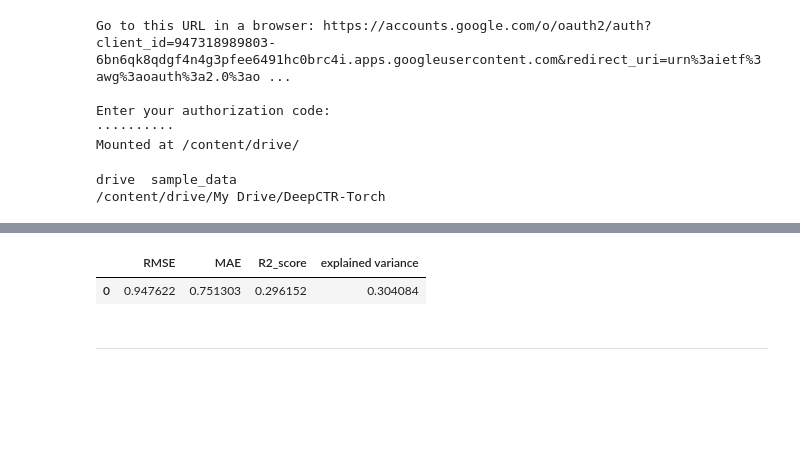
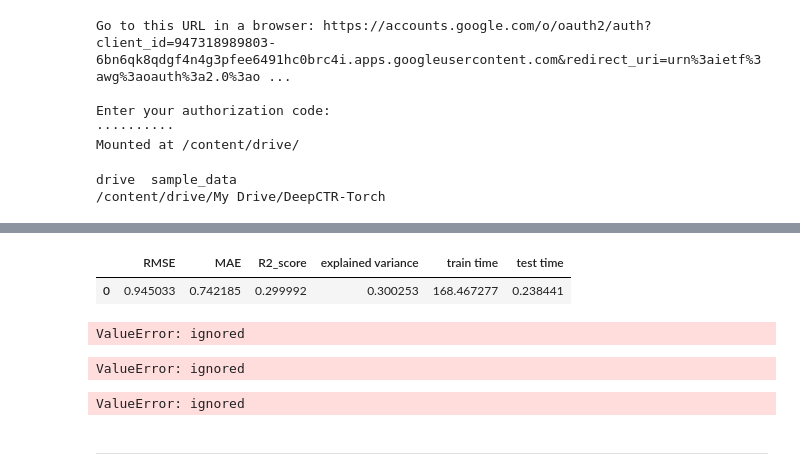
Before and after one commit to LinaDanilina/recommender-system, a Jupyter notebook: deep_ctr.ipynb, the cells around one changed output, grey strips where cells are left out. Drawn from its saved outputs; the diff is of its cells as text; code cells hidden in the pictures; blank space fills up the shorter version.

```diff
--- a/deep_ctr.ipynb
+++ b/deep_ctr.ipynb
@@ -62,6 +64,6 @@ movies['genre'] = genres_encoder.fit_transform(
 
 # create one merged DataFrame
 movie_ratings = pd.merge(movies[['movie_id', 'movie_title', 'release_date', 'video_release_date', 'IMDb_URL','genre']], ratings)
-data = pd.merge(movie_ratings, users)
+#data = pd.merge(movie_ratings, users)
+data=pd.read_csv('data.csv')
 data.head()
-data.to_csv('data.csv')
@@ -99,7 +99,7 @@ dnn_feature_columns = fixlen_feature_columns
 feature_names = get_feature_names(linear_feature_columns + dnn_feature_columns)
 
     # 3.generate input data for model
-#train, test = train_test_split(data, test_size=0.25,random_state=np.random.seed(42))
+
 train=pd.read_csv('train.csv')
 test=pd.read_csv('test.csv')
 train_model_input = {name: train[name] for name in feature_names}
@@ -114,10 +114,15 @@ if use_cuda and torch.cuda.is_available():
 
 model = DeepFM(linear_feature_columns, dnn_feature_columns, task='regression', device=device)
 model.compile("adam", "mse", metrics=['mse'], )
+start_time = time.time()
 history = model.fit(train_model_input, train[target].values,
                         batch_size=256, epochs=50, verbose=2, validation_split=0.2)
+train_time = time.time() - start_time
 
+start_time = time.time()
 pred_ans = model.predict(test_model_input, batch_size=256)
+test_time = time.time() - start_time
+
 rmse=math.sqrt(round(mean_squared_error(test[target].values, pred_ans), 4))
 print("test RMSE",rmse )
 # %% [output]
@@ -141,16 +146,32 @@ test RMSE 0.9476286192385707
 # %%
-def metrics(data_true, data_pred):
+def metrics(data_true, data_pred,time_train, time_test):
     mse=np.sqrt(mean_squared_error(data_true, data_pred))
     mae=mean_absolute_error(data_true, data_pred)
     r2=r2_score(data_true, data_pred)
     ex_var=explained_variance_score(data_true, data_pred)
-    df=pd.DataFrame({"RMSE": mse, "MAE":mae, "R2_score":r2, "explained variance":ex_var},index=[0])
+    df=pd.DataFrame({"RMSE": mse, "MAE":mae, "R2_score":r2, "explained variance":ex_var, 'train time':time_train,
+                     'test time':time_test},index=[0])
     return df
 
-metrics(test[target].values, pred_ans)
+metrics(test[target].values, pred_ans,train_time, test_time)
 # %% [output]
-|  | RMSE | MAE | R2_score | explained variance |
-| 0 | 0.947622 | 0.751303 | 0.296152 | 0.304084 |
+|  | RMSE | MAE | R2_score | explained variance | train time | test time |
+| 0 | 0.945033 | 0.742185 | 0.299992 | 0.300253 | 168.467277 | 0.238441 |
+# %%
+from sklearn.metrics import ndcg_score
+ndcg_score(test[target].values, pred_ans)
+# %% [output]
+ValueError: ignored
+# %%
+from sklearn.metrics import precision_score
+precision_score(test[target].values, pred_ans)
+# %% [output]
+ValueError: ignored
+# %%
+from sklearn.metrics import precision_recall_fscore_support
+precision_recall_fscore_support(test[target].values, pred_ans)
+# %% [output]
+ValueError: ignored
 # %% [markdown]
 ___________________________________________________________________________
 # %% [markdown]
```
Also changed, not shown: parts of 22 cells of this notebook.
